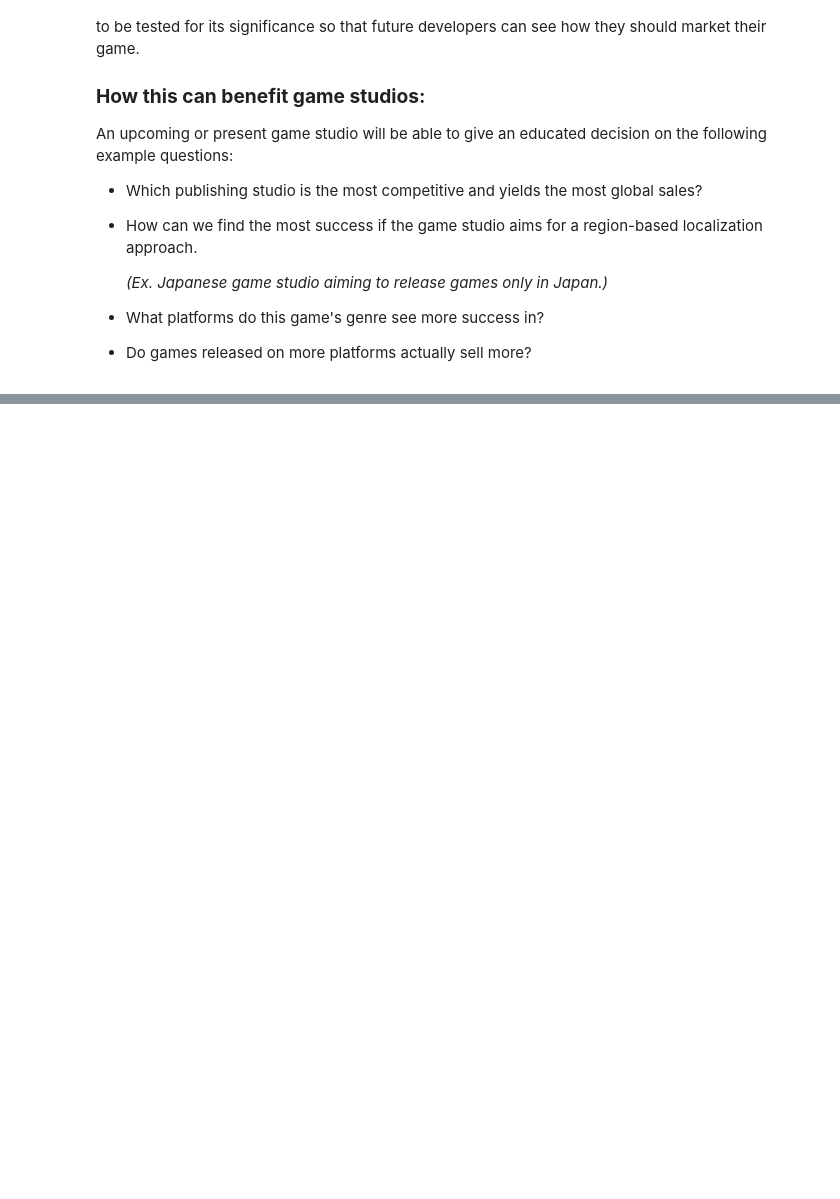
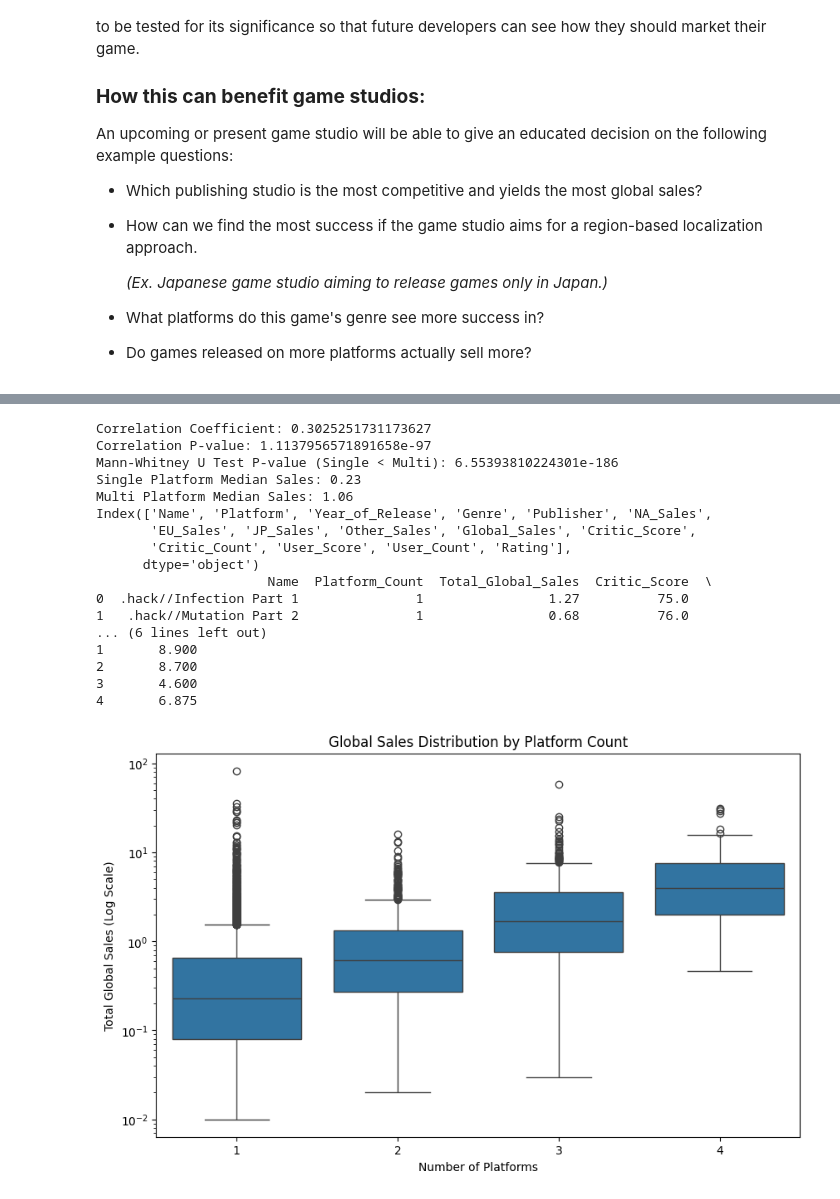
Before and after one commit to aesnin12/CSMODELProject, a Jupyter notebook: CSModel_Machine_Project_Game_Success_Analysis.ipynb, the cells around one changed output, grey strips where cells are left out. Cells and saved outputs as stored; diff of their text form; code cells hidden in the pictures; blank space fills up the shorter version.

```diff
--- a/CSModel_Machine_Project_Game_Success_Analysis.ipynb
+++ b/CSModel_Machine_Project_Game_Success_Analysis.ipynb
@@ -352,0 +490,75 @@ Let's add `platform_count` column to
+# %%
+import scipy.stats as stats
+
+# 1. Aggregating data by Game Name
+# We assume 'Name' identifies the game.
+# We need to be careful about games with same name but different release years (remakes).
+# But for this general analysis, grouping by Name is standard.
+game_agg = df.groupby('Name').agg({
+    'Platform': 'nunique',          # Count unique platforms
+    'Global_Sales': 'sum',          # Sum global sales
+    'Critic_Score': 'mean',         # Average scores if needed later
+    'User_Score': 'mean'
+}).reset_index()
+
+game_agg.rename(columns={'Platform': 'Platform_Count', 'Global_Sales': 'Total_Global_Sales'}, inplace=True)
+
+# 2. Visualization
+plt.figure(figsize=(10, 6))
+sns.boxplot(x='Platform_Count', y='Total_Global_Sales', data=game_agg)
+plt.title('Global Sales Distribution by Platform Count')
+plt.yscale('log') # Log scale because sales data is usually highly skewed
+plt.ylabel('Total Global Sales (Log Scale)')
+plt.xlabel('Number of Platforms')
+plt.savefig('sales_vs_platform_count_boxplot.png')
+
+plt.figure(figsize=(10, 6))
+sns.regplot(x='Platform_Count', y='Total_Global_Sales', data=game_agg, scatter_kws={'alpha':0.3})
+plt.title('Correlation between Platform Count and Total Global Sales')
+plt.ylabel('Total Global Sales')
+plt.xlabel('Number of Platforms')
+plt.savefig('sales_vs_platform_count_scatter.png')
+
+# 3. Statistical Inference (Hypothesis Testing)
+# Test: Correlation
+arr_coef, p_value_corr = stats.pearsonr(game_agg['Platform_Count'], game_agg['Total_Global_Sales'])
+
+# Test: Single vs Multi-platform
+single_platform = game_agg[game_agg['Platform_Count'] == 1]['Total_Global_Sales']
+multi_platform = game_agg[game_agg['Platform_Count'] > 1]['Total_Global_Sales']
+
+# Check normality (likely not normal)
+# stat, p_norm = stats.shapiro(game_agg['Total_Global_Sales'])
+# Use Mann-Whitney U test as it's robust to non-normality
+u_stat, p_value_mw = stats.mannwhitneyu(single_platform, multi_platform, alternative='less')
+# H0: Single >= Multi
+# H1: Single < Multi (Multi sells more)
+
+print(f"Correlation Coefficient: {arr_coef}")
+print(f"Correlation P-value: {p_value_corr}")
+print(f"Mann-Whitney U Test P-value (Single < Multi): {p_value_mw}")
+print(f"Single Platform Median Sales: {single_platform.median()}")
+print(f"Multi Platform Median Sales: {multi_platform.median()}")
+
+# Prepare data for recommendations (checking potential features)
+print(df.columns)
+print(game_agg.head())
+# %% [output]
+Correlation Coefficient: 0.3025251731173627
+Correlation P-value: 1.1137956571891658e-97
+Mann-Whitney U Test P-value (Single < Multi): 6.55393810224301e-186
+Single Platform Median Sales: 0.23
+Multi Platform Median Sales: 1.06
+Index(['Name', 'Platform', 'Year_of_Release', 'Genre', 'Publisher', 'NA_Sales',
+       'EU_Sales', 'JP_Sales', 'Other_Sales', 'Global_Sales', 'Critic_Score',
+       'Critic_Count', 'User_Score', 'User_Count', 'Rating'],
+      dtype='object')
+                      Name  Platform_Count  Total_Global_Sales  Critic_Score  \
+0  .hack//Infection Part 1               1                1.27          75.0
+1   .hack//Mutation Part 2               1                0.68          76.0
+... (6 lines left out)
+1       8.900
+2       8.700
+3       4.600
+4       6.875
+[figure, added]
```
Also changed, not shown: parts of 5 cells of this notebook.
